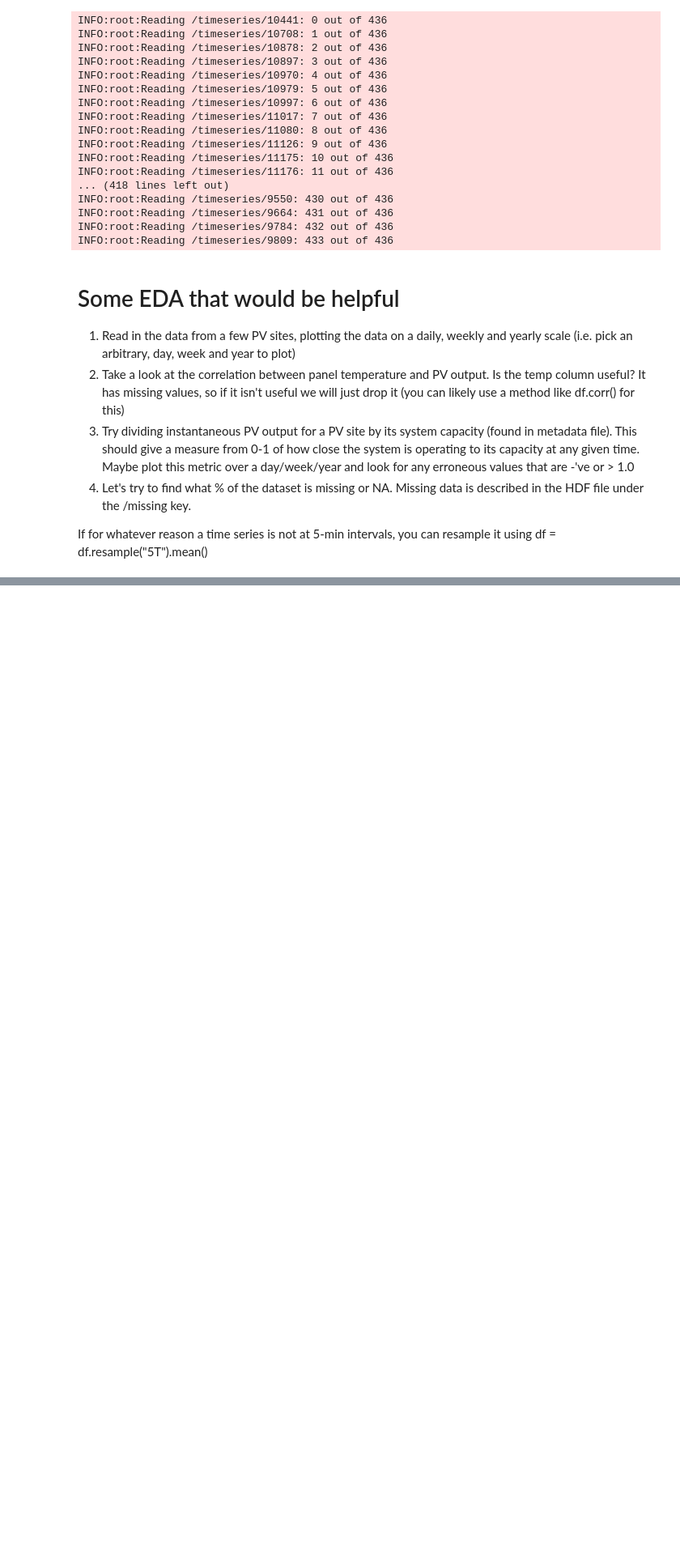
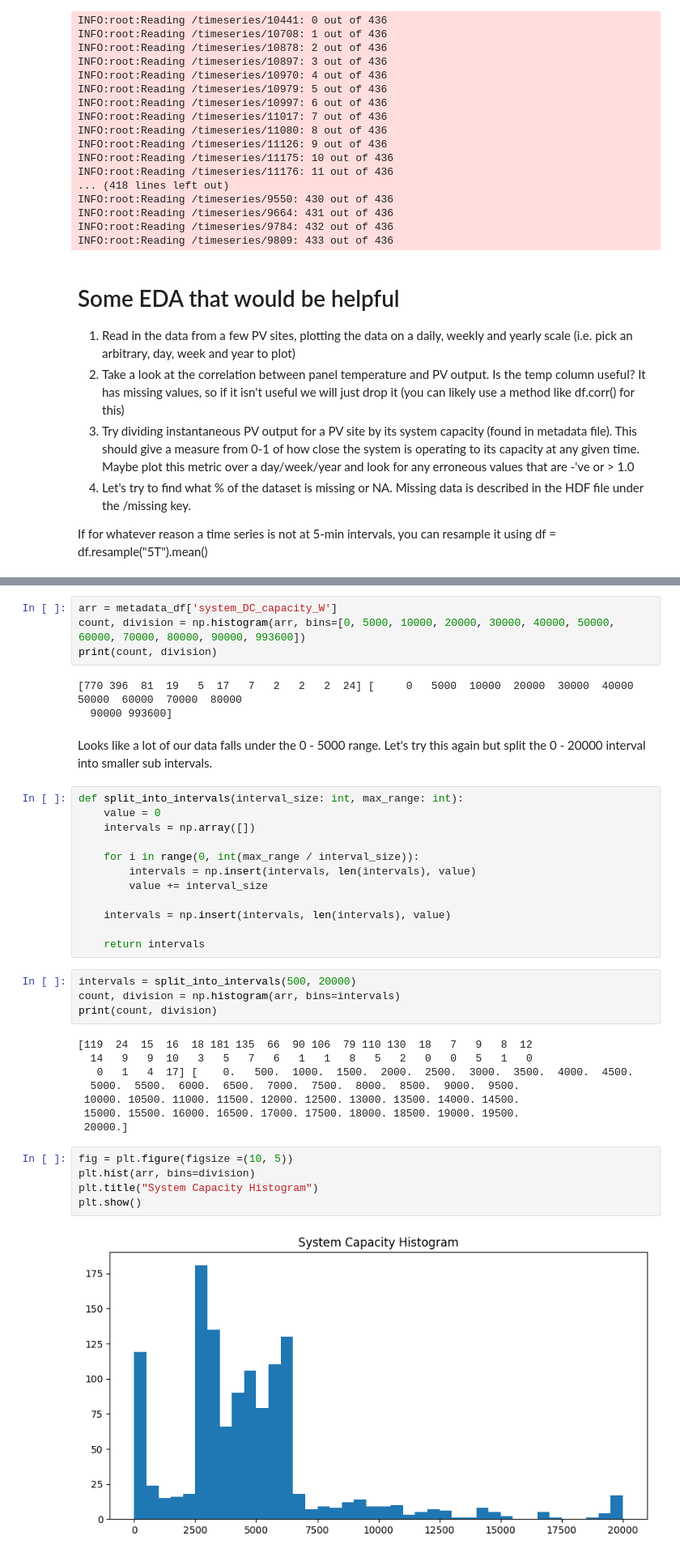
Before and after one commit to WAT-ai/open-climate-fix-project, a Jupyter notebook: eda/pv_eda.ipynb, the cells around one changed output, grey strips where cells are left out. Shown at 81% size. Drawn from its saved outputs; the diff is of its cells as text; blank space fills up the shorter version.

```diff
--- a/eda/pv_eda.ipynb
+++ b/eda/pv_eda.ipynb
@@ -214,0 +370,40 @@ If for whatever reason a time series is not at 5-min intervals, you can resample
+# %%
+arr = metadata_df['system_DC_capacity_W']
+count, division = np.histogram(arr, bins=[0, 5000, 10000, 20000, 30000, 40000, 50000, 60000, 70000, 80000, 90000, 993600])
+print(count, division)
+# %% [output]
+[770 396  81  19   5  17   7   2   2   2  24] [     0   5000  10000  20000  30000  40000  50000  60000  70000  80000
+  90000 993600]
+# %% [markdown]
+Looks like a lot of our data falls under the 0 - 5000 range. Let's try this again but split the 0 - 20000 interval into smaller sub intervals.
+# %%
+def split_into_intervals(interval_size: int, max_range: int):
+    value = 0
+    intervals = np.array([])
+
+    for i in range(0, int(max_range / interval_size)):
+        intervals = np.insert(intervals, len(intervals), value)
+        value += interval_size
+
+    intervals = np.insert(intervals, len(intervals), value)
+
+    return intervals
+# %%
+intervals = split_into_intervals(500, 20000)
+count, division = np.histogram(arr, bins=intervals)
+print(count, division)
+# %% [output]
+[119  24  15  16  18 181 135  66  90 106  79 110 130  18   7   9   8  12
+  14   9   9  10   3   5   7   6   1   1   8   5   2   0   0   5   1   0
+   0   1   4  17] [    0.   500.  1000.  1500.  2000.  2500.  3000.  3500.  4000.  4500.
+  5000.  5500.  6000.  6500.  7000.  7500.  8000.  8500.  9000.  9500.
+ 10000. 10500. 11000. 11500. 12000. 12500. 13000. 13500. 14000. 14500.
+ 15000. 15500. 16000. 16500. 17000. 17500. 18000. 18500. 19000. 19500.
+ 20000.]
+# %%
+fig = plt.figure(figsize =(10, 5))
+plt.hist(arr, bins=division)
+plt.title("System Capacity Histogram")
+plt.show()
+# %% [output]
+[figure, added]
```
Also changed, not shown: parts of 27 cells of this notebook, 2 other files.
